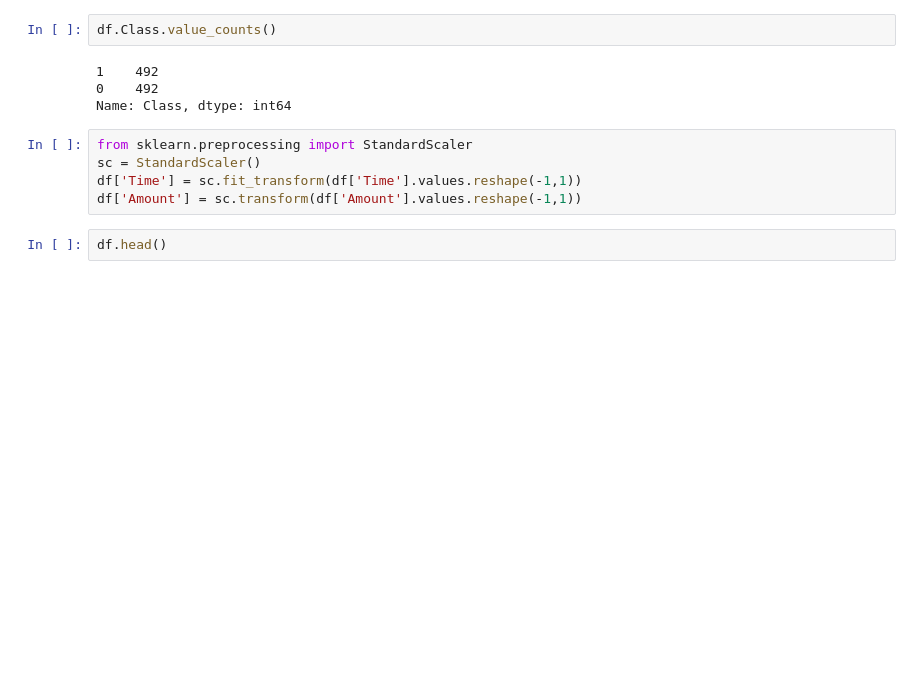
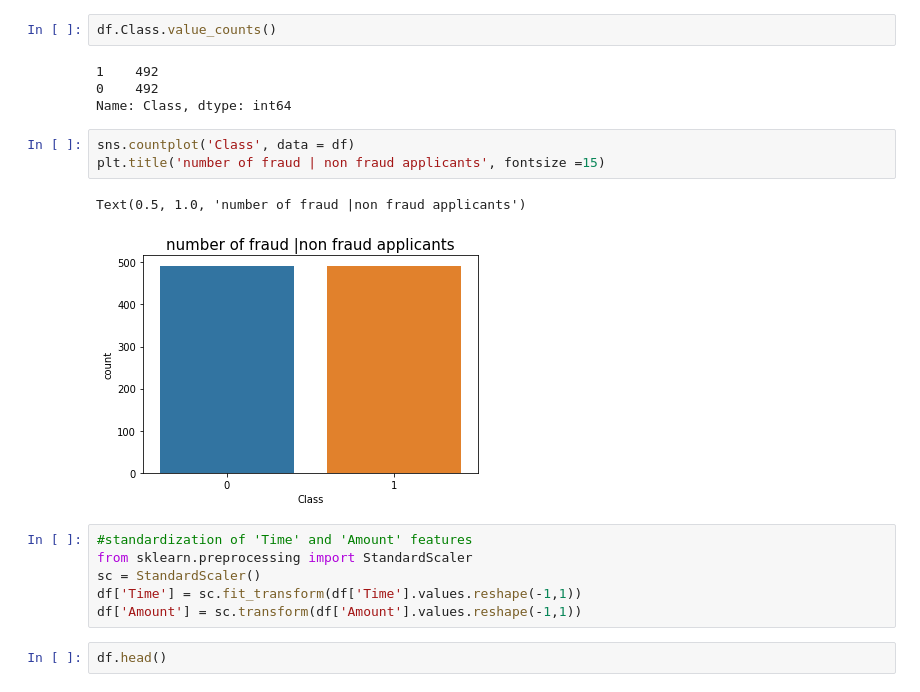
Before and after one commit to ben-mir/prediction-of-credit-card-fraud, a Jupyter notebook: ensemble-algorithm-for-credit-card-fraud-detection.ipynb, the cells around one changed output. Cells and saved outputs as stored; diff of their text form; blank space fills up the shorter version.

```diff
--- a/ensemble-algorithm-for-credit-card-fraud-detection.ipynb
+++ b/ensemble-algorithm-for-credit-card-fraud-detection.ipynb
@@ -47,7 +79,14 @@ df.Class.value_counts()
 1    492
 0    492
 Name: Class, dtype: int64
+# %%
+sns.countplot('Class', data = df)
+plt.title('number of fraud | non fraud applicants', fontsize =15)
+# %% [output]
+Text(0.5, 1.0, 'number of fraud |non fraud applicants')
+[figure, added]
 # %%
+#standardization of 'Time' and 'Amount' features
 from sklearn.preprocessing import StandardScaler
 sc = StandardScaler()
 df['Time'] = sc.fit_transform(df['Time'].values.reshape(-1,1))
```
Also changed, not shown: parts of 18 cells of this notebook.
